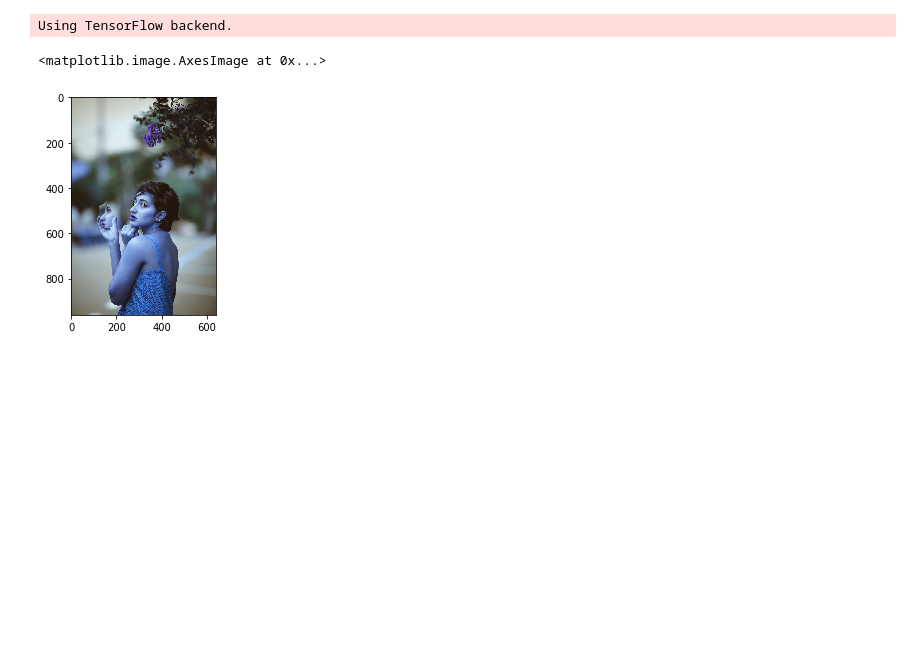
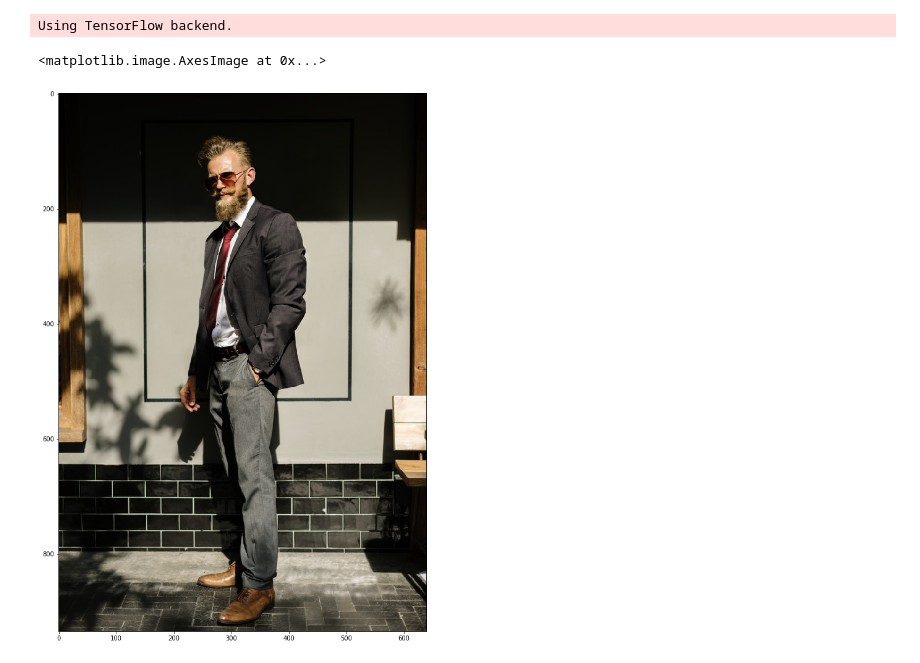
Before and after one commit to kairess/human_segmentation, a Jupyter notebook: test.ipynb, the cells around one changed output. Cells and saved outputs as stored; diff of their text form; code cells hidden in the pictures; blank space fills up the shorter version.

```diff
--- a/test.ipynb
+++ b/test.ipynb
@@ -12,11 +12,14 @@ model = load_model('models/unet.h5')
 # %%
-img = cv2.imread('imgs/02.png', cv2.IMREAD_COLOR)
-img_ori = img.copy()
+IMG_PATH = 'imgs/04.jpg'
 
-plt.imshow(img)
+img = cv2.imread(IMG_PATH, cv2.IMREAD_COLOR)
+img_ori = cv2.cvtColor(img.copy(), cv2.COLOR_BGR2RGB)
+
+plt.figure(figsize=(16, 16))
+plt.imshow(img_ori)
 # %% [output]
 <matplotlib.image.AxesImage at 0x...>
-[figure, old version]
+[figure, new version]
 # %%
 IMG_WIDTH, IMG_HEIGHT = 256, 256
 
```
Also changed, not shown: parts of 5 cells of this notebook, 10 other files.
